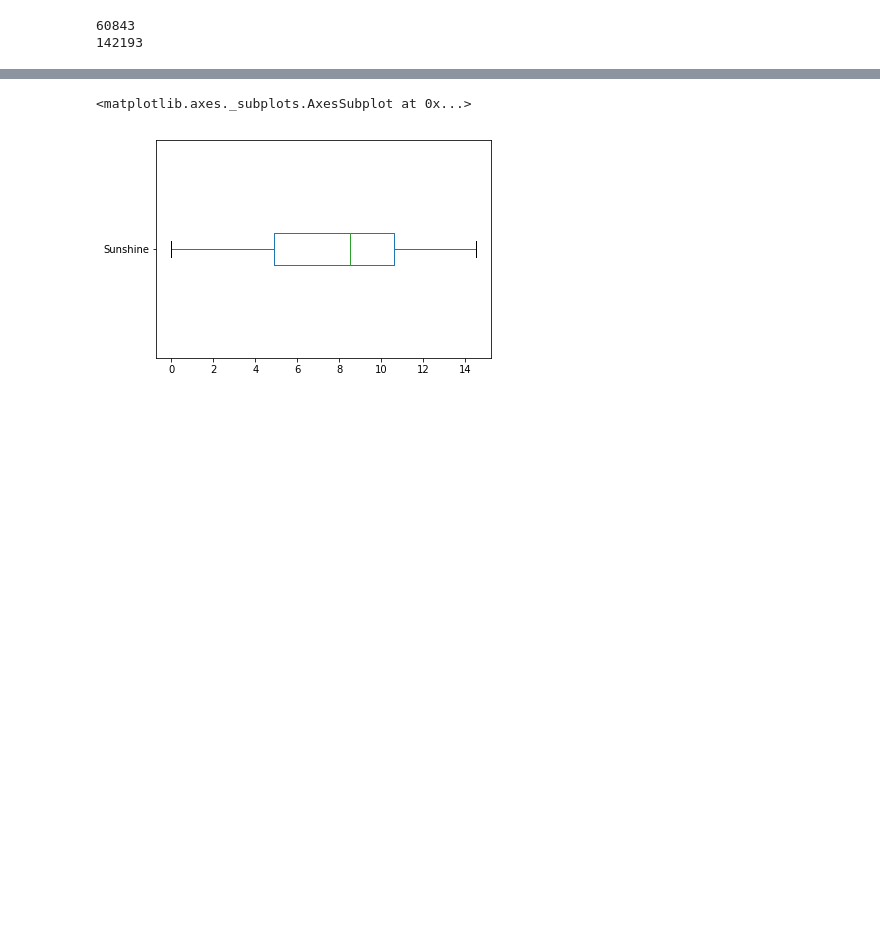
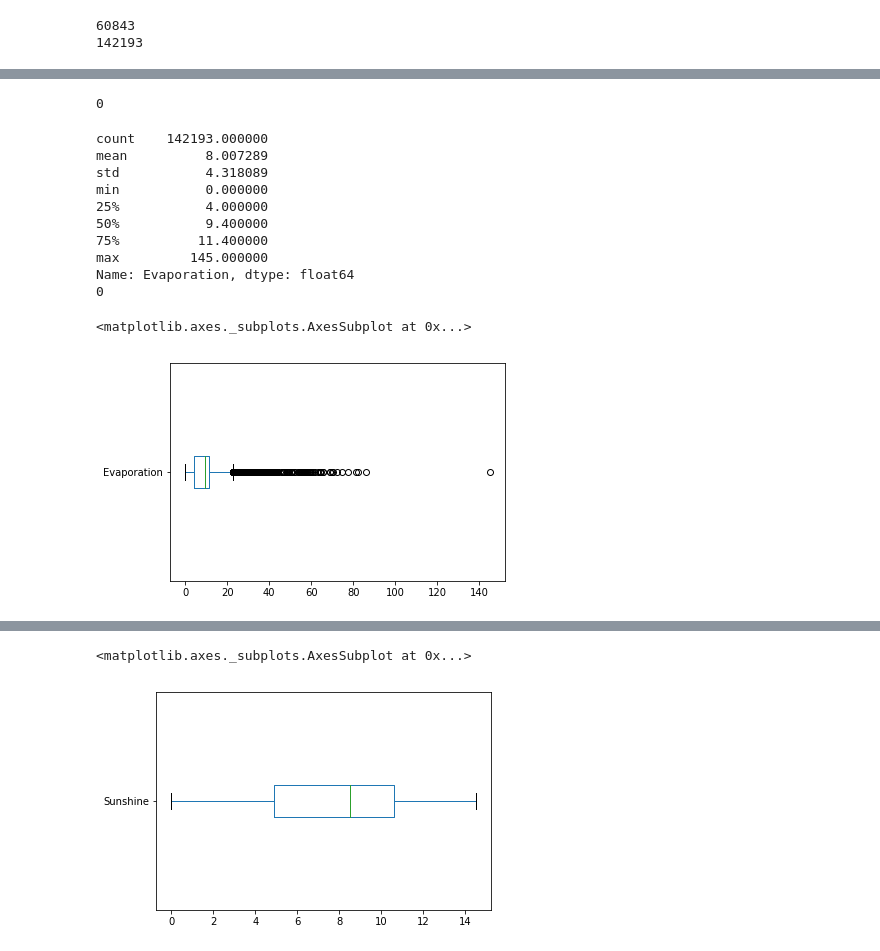
Before and after one commit to 12596375/AusWeather, a Jupyter notebook: AusWeather.ipynb, the cells around one changed output, grey strips where cells are left out. Saved outputs shown, nothing was run; the diff lists cells and outputs as text; code cells hidden in the pictures; blank space fills up the shorter version.

Commit message:
Finalised Data Exploration and Preparation

```diff
--- a/AusWeather.ipynb
+++ b/AusWeather.ipynb
@@ -409,0 +497,7 @@ print(len(weather_df.Evaporation))
+# %%
+evaporation_model = KNeighborsRegressor(n_neighbors=1)
+evaporation_model.fit(X_train, y_train)
+evaporation_predictions = evaporation_model.predict(evaporation_null)
+evaporation_results = pd.DataFrame(evaporation_predictions, columns=['Evaporation'])
+evaporation_results = evaporation_results.round(1)
+weather_df['Evaporation'] = weather_df['Evaporation'].fillna(evaporation_results['Evaporation'].values[0])
@@ -409,0 +516,21 @@ print(len(weather_df.Evaporation))
+# %%
+weather_df.Evaporation.isna().sum()
+# %% [output]
+0
+# %%
+print(weather_df.Evaporation.describe())
+print(weather_df.Evaporation.isnull().sum())
+weather_df.Evaporation.plot(kind='box', vert = False)
+# %% [output]
+count    142193.000000
+mean          8.007289
+std           4.318089
+min           0.000000
+25%           4.000000
+50%           9.400000
+75%          11.400000
+max         145.000000
+Name: Evaporation, dtype: float64
+0
+<matplotlib.axes._subplots.AxesSubplot at 0x...>
+[figure, added]
```
Also changed, not shown: parts of 131 cells of this notebook.
